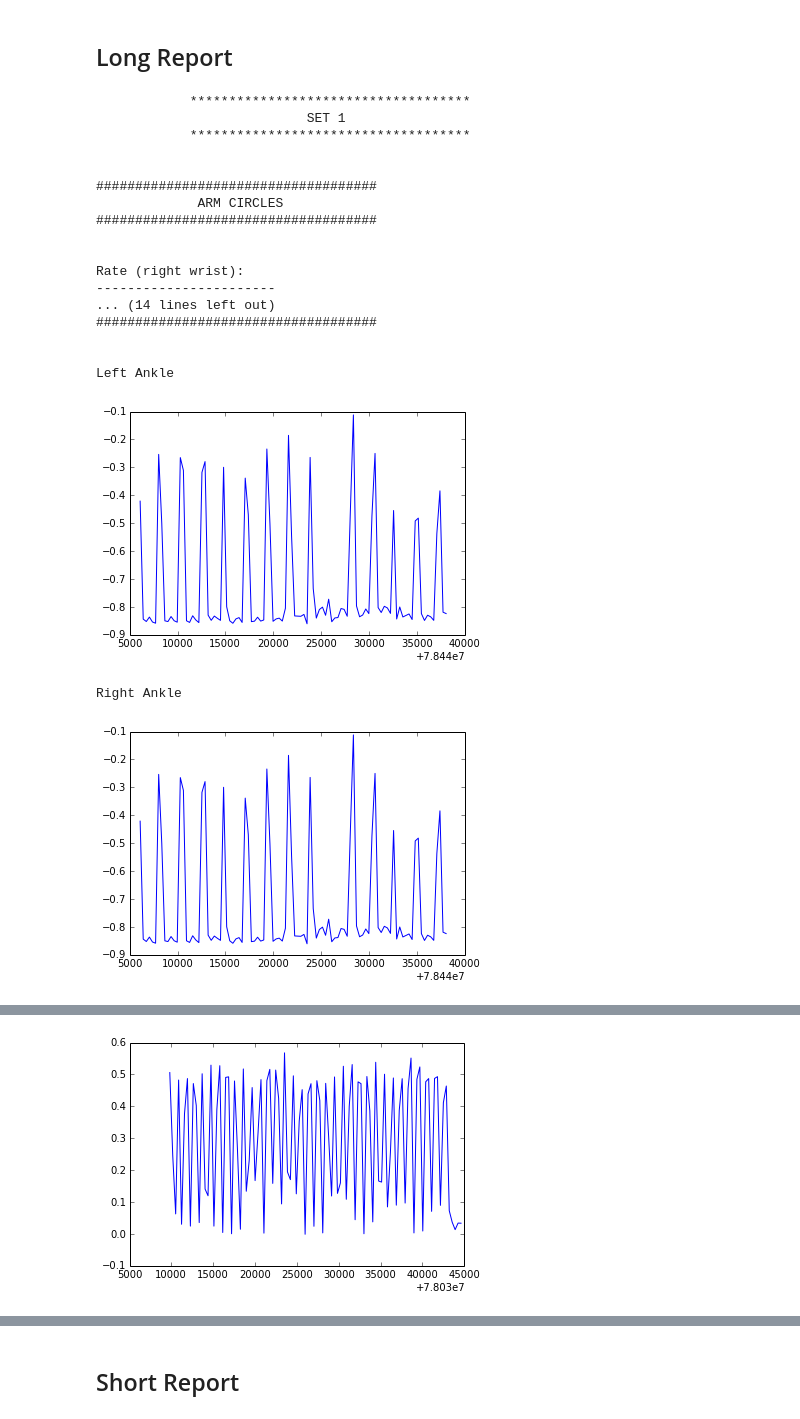
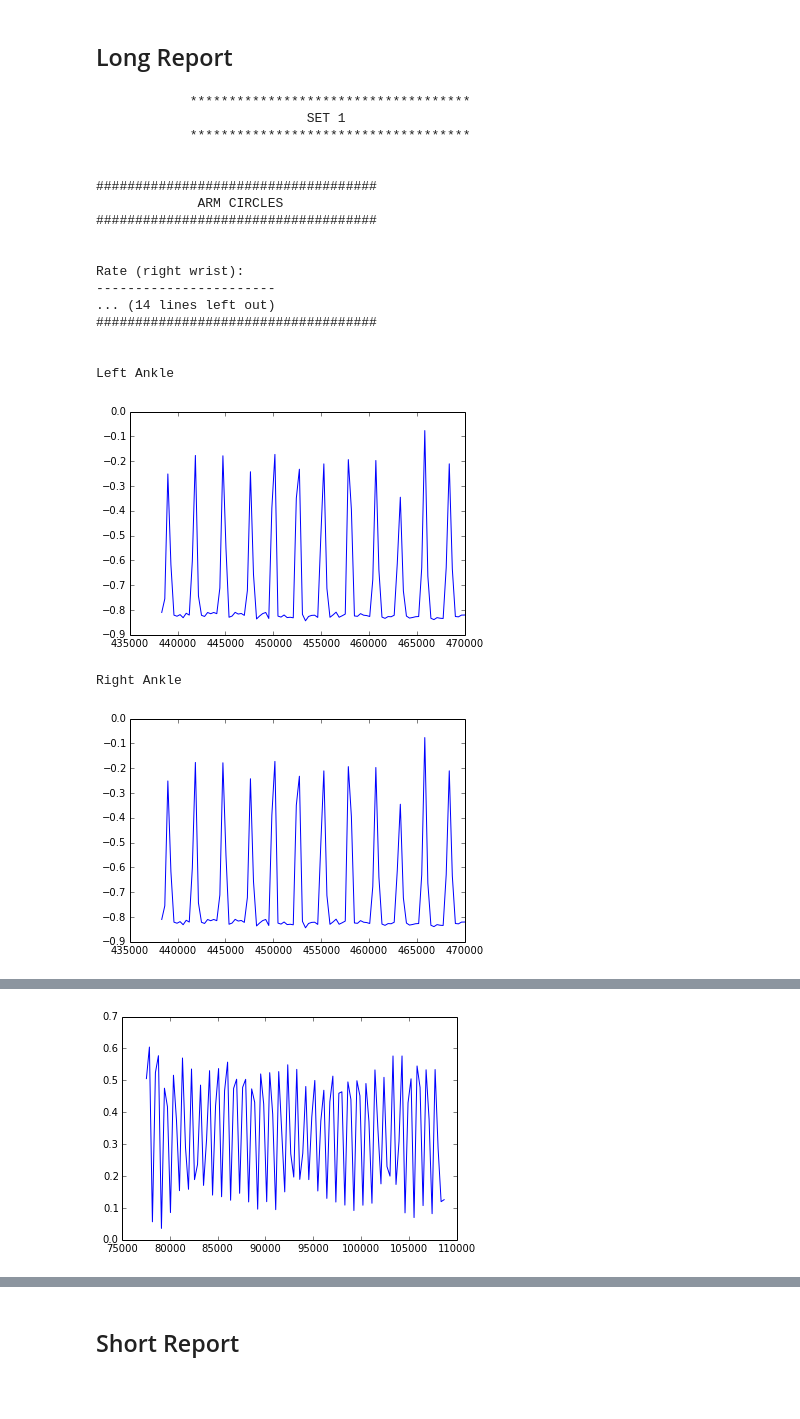
Before and after one commit to mmquint/CS279_FinalProject_MQ_VB, a Jupyter notebook: data_analysis/Analysis.ipynb, the cells around one changed output, grey strips where cells are left out. Saved outputs shown, nothing was run; the diff lists cells and outputs as text; code cells hidden in the pictures; blank space fills up the shorter version.

```diff
--- a/data_analysis/Analysis.ipynb
+++ b/data_analysis/Analysis.ipynb
@@ -607,40 +607,40 @@ def run_analysis(session):
 # SESSION = 3482 -
 # SESSION = 1038 -
 # SESSION = 7631 -
-SESSION = 6732
+# SESSION = 6732 -
 # SESSION = 1093 -
 # SESSION = 4936 -
 # SESSION = 5921 -
 # SESSION = 3891 -
 # SESSION = 6590 -
 # SESSION = 8104 -
 # SESSION = 2931 -
 # SESSION = 9539 -
 # SESSION = 2739 -
 # SESSION = 9937 -
 
 
 total_rate, total_form = run_analysis(SESSION)
 # %% [output]
             ************************************
                            SET 1
             ************************************
 
 
 ####################################
              ARM CIRCLES
 ####################################
 
 
 Rate (right wrist):
 -----------------------
 ... (14 lines left out)
 ####################################
 
 
 Left Ankle
-[figure, old version]
+[figure, new version]
 Right Ankle
-[figure, old version]
+[figure, new version]
 Average height (left ankle):
 ----------------------------
@@ -661,6 +661,6 @@ Rate:
 ####################################
 
 Right vs Left foot spread
-[figure, old version]
+[figure, new version]
 Average feet height in jump:
 ----------------------------
```
Also changed, not shown: parts of 2 cells of this notebook.
